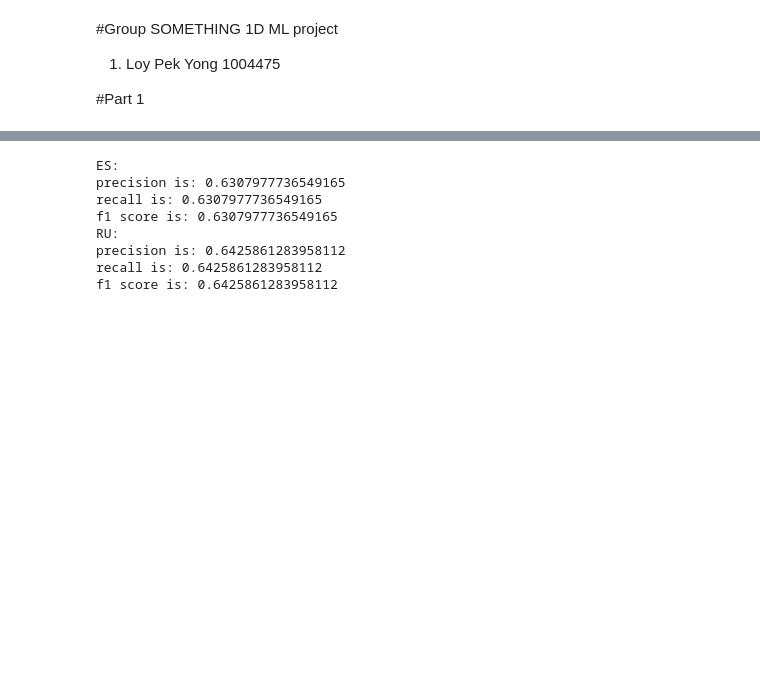
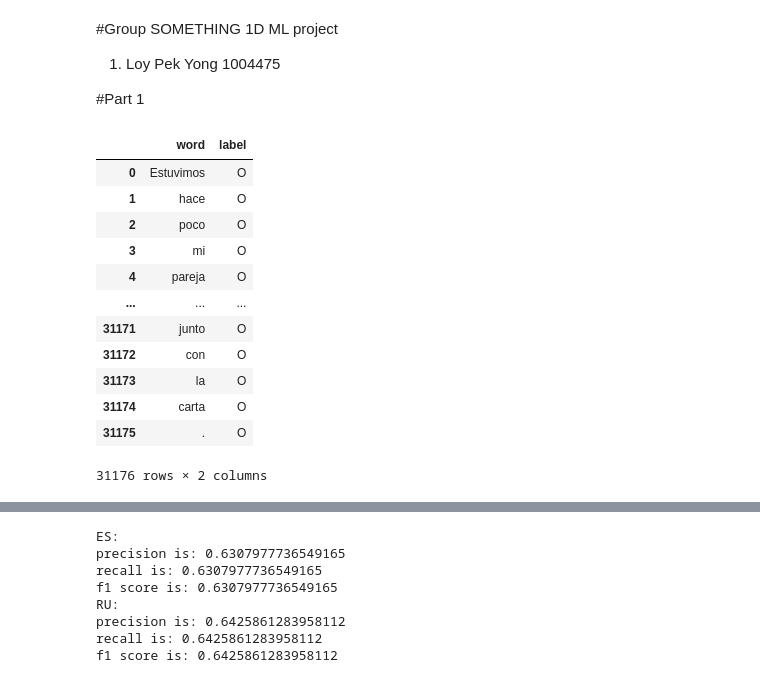
Before and after one commit to loypekyong/1D-project, a Jupyter notebook: Code.ipynb, the cells around one changed output, grey strips where cells are left out. Cells and saved outputs as stored; diff of their text form; code cells hidden in the pictures; blank space fills up the shorter version.

```diff
--- a/Code.ipynb
+++ b/Code.ipynb
@@ -17,3 +17,19 @@ ES_dev_out = pd.read_csv("./ES/dev.out", sep=" ", header=None, names=["word", "l
 RU_train = pd.read_csv("./RU/train", sep=" ", header=None, names=["word", "label"], encoding="utf-8", quoting=3)
 RU_dev_in = pd.read_csv("./RU/dev.in", sep=" ", header=None, names=["word"], encoding="utf-8", quoting=3)
 RU_dev_out = pd.read_csv("./RU/dev.out", sep=" ", header=None, names=["word", "label"], encoding="utf-8", quoting=3)
+# %%
+ES_train
+# %% [output]
+|  | word | label |
+| 0 | Estuvimos | O |
+| 1 | hace | O |
+| 2 | poco | O |
+| 3 | mi | O |
+| 4 | pareja | O |
+| ... | ... | ... |
+| 31171 | junto | O |
+| 31172 | con | O |
+| 31173 | la | O |
+| 31174 | carta | O |
+| 31175 | . | O |
+31176 rows × 2 columns
```
Also changed, not shown: parts of 3 cells of this notebook.
